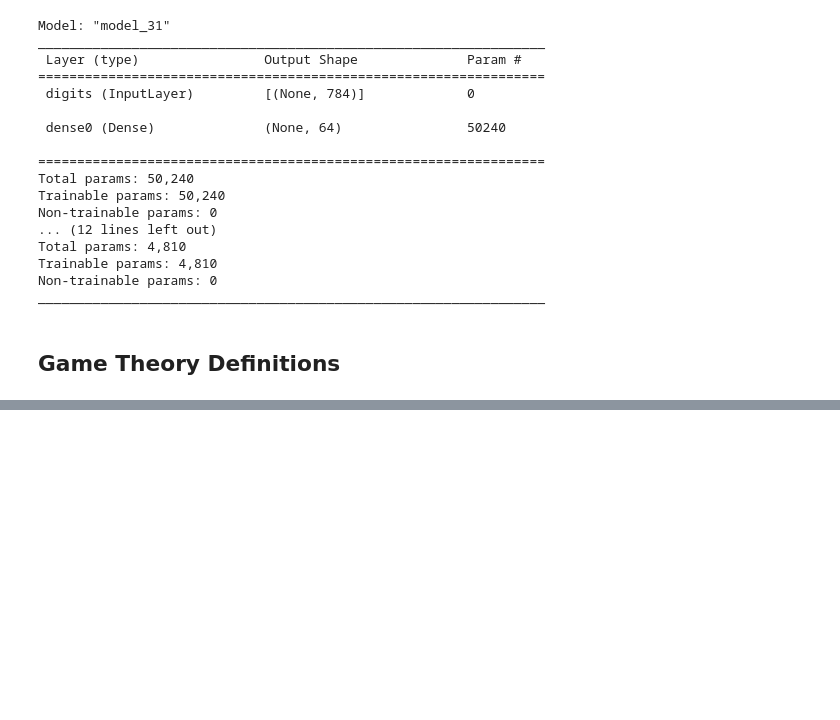
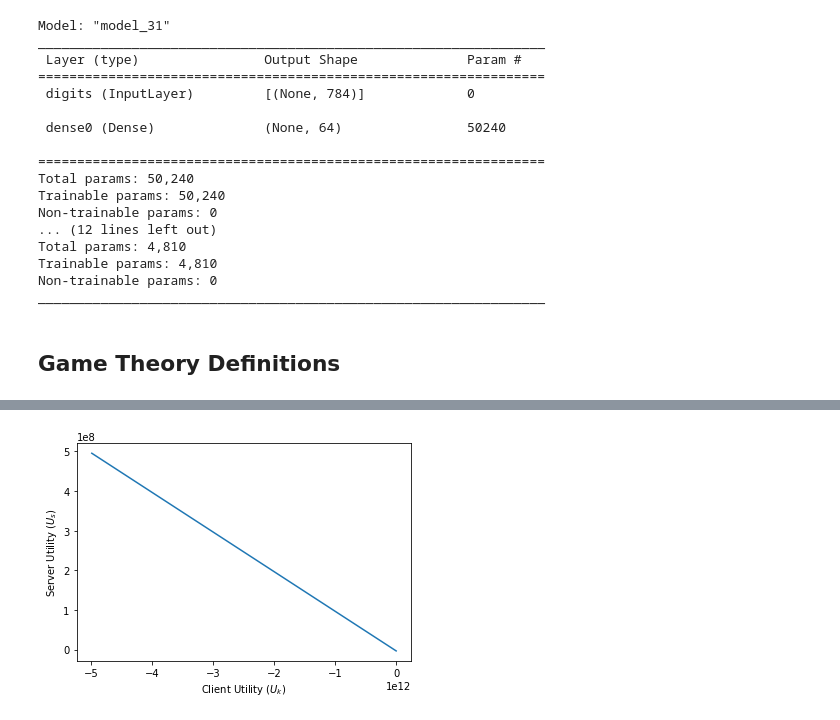
Before and after one commit to zanderman/split-fed-optim, a Jupyter notebook: splitfed.ipynb, the cells around one changed output, grey strips where cells are left out. Cells and saved outputs as stored; diff of their text form; code cells hidden in the pictures; blank space fills up the shorter version.

Commit message:
WIP game bargaining algo - Add `game_nbs` - Add `return_parts` to some functions

```diff
--- a/splitfed.ipynb
+++ b/splitfed.ipynb
@@ -720,0 +752,87 @@ print(x)
+# %%
+# Nash bargaining game.
+# Between the server and 1 client.
+def game_nbs(
+    d: list[float], # Range of network portions that client device `k` will train.
+    W: float, # Total size of neural network to be trained.
+    D_k: float, # Data size for client `k`.
+    F_dk: float, # The computing resource of device `k`.
+    K: float, # Total number of clients in selected subset.
+    C_k: float, # Payoff of the server to the client device `k`.
+    lam: float, # Discount factor.
+    beta: float, # Amount of computational complexity of forward propagation.
+    F_s: float, # The computing resource of the server.
+    B: float, # Total budget.
+    gamma: float, # Energy discount factor.
+    rho: float, # Participating devices reward discount factor.
+    ):
+
+    # Convert to numpy arrays for vectorization.
+    d = np.array(d)
+
+    # Compute client utility for all `d` values.
+    U_k = utility_client(
+        d=d,
+        W=W,
+        D_k=D_k,
+        F_dk=F_dk,
+        K=K,
+        C_k=C_k,
+        lam=lam,
+    )
+
+    # Compute the server utility for the current client.
+    U_s = utility_server(
+        d=d,
+        W=W,
+        D_k=D_k,
+        beta=beta,
+        F_dk=F_dk,
+        F_s=F_s,
+        K=K,
+        B=B,
+        gamma=gamma,
+        rho=rho,
+    )
+
+    return U_k, U_s
+
+# Stackelberg game.
+# Server is leader, clients are followers.
+def game_stackelberg():
+    pass
+
+# Entire game.
+def game_optimize():
+    pass
+
+
+
+
+
+
+
+
+
+
+
+U_k, U_s = game_nbs(
+    d=np.arange(0.0, 500), # list[float], # Range of network portions that client device `k` will train.
+    W=1000.0, # float, # Total size of neural network to be trained.
+    D_k=1000.0, # float, # Data size for client `k`.
+    F_dk=100.0, # float, # The computing resource of device `k`.
+    K=1.0, # float, # Total number of clients in selected subset.
+    C_k=100.0, # float, # Payoff of the server to the client device `k`.
+    lam=0.5, # float, # Discount factor.
+    beta=0.9, # float, # Amount of computational complexity of forward propagation.
+    F_s=1.0, # float, # The computing resource of the server.
+    B=1.0, # float, # Total budget.
+    gamma=0.5, # float, # Energy discount factor.
+    rho=0.5, # float, # Participating devices reward discount factor.
+)
+
+plt.plot(U_k, U_s)
+plt.xlabel('Client Utility ($U_{k}$)')
+plt.ylabel('Server Utility ($U_{s}$)')
+# plt.xlim(left=0)
+# %% [output]
@@ -720,0 +840 @@ print(x)
+[figure, added]
```
Also changed, not shown: parts of 5 cells of this notebook.
